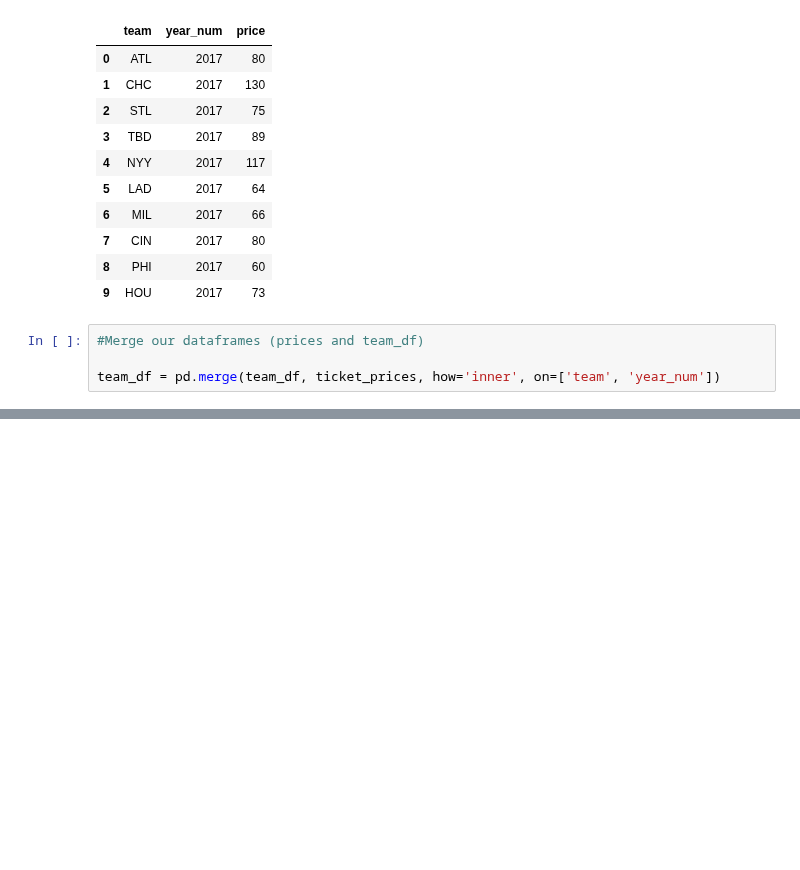
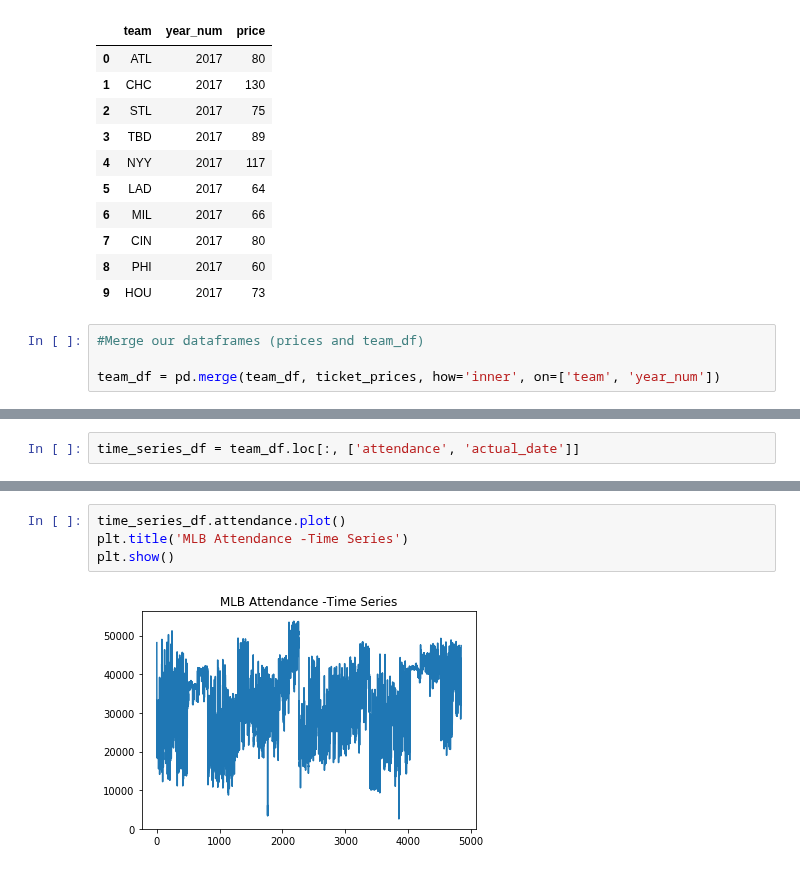
Before and after one commit to str007/Thinkful, a Jupyter notebook: Time_Series_Challenge.ipynb, the cells around one changed output, grey strips where cells are left out. Cells and saved outputs as stored; diff of their text form; blank space fills up the shorter version.

```diff
--- a/Time_Series_Challenge.ipynb
+++ b/Time_Series_Challenge.ipynb
@@ -349,0 +348,2 @@ team_df = pd.merge(team_df, ticket_prices, how='inner', on=['team', 'year_num'])
+# %%
+time_series_df = team_df.loc[:, ['attendance', 'actual_date']]
@@ -349,0 +359,6 @@ team_df = pd.merge(team_df, ticket_prices, how='inner', on=['team', 'year_num'])
+# %%
+time_series_df.attendance.plot()
+plt.title('MLB Attendance -Time Series')
+plt.show()
+# %% [output]
+[figure, added]
```
Also changed, not shown: parts of 14 cells of this notebook.
